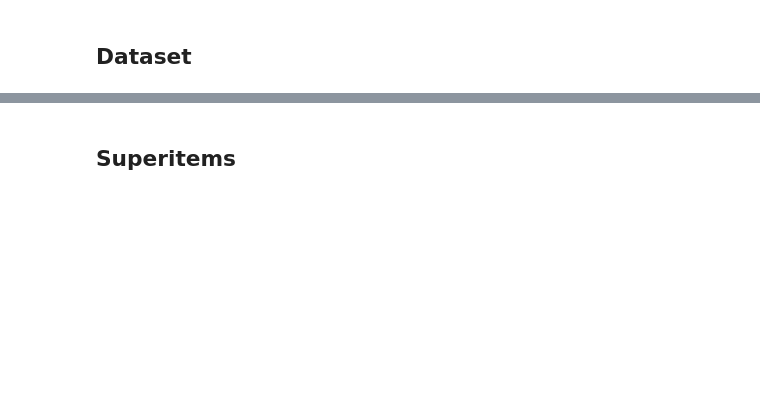
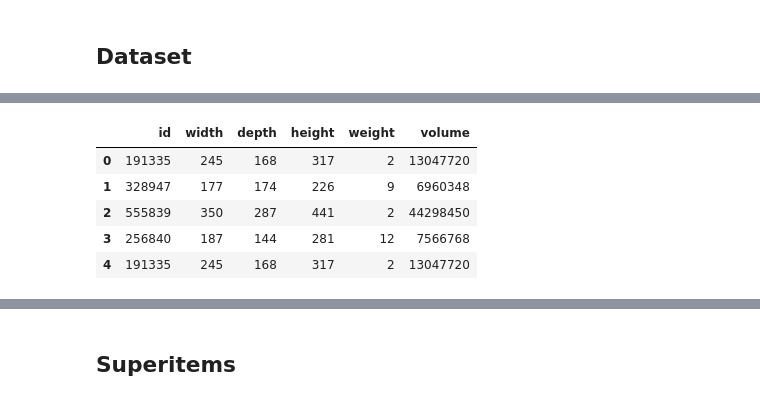
Before and after one commit to Wadaboa/3d-bpp, a Jupyter notebook: cg.ipynb, the cells around one changed output, grey strips where cells are left out. Cells and saved outputs as stored; diff of their text form; code cells hidden in the pictures; blank space fills up the shorter version.

```diff
--- a/cg.ipynb
+++ b/cg.ipynb
@@ -69,3 +63,13 @@ order.head()
 | 3 | 365838 | 267 | 131 | 322 | 11 | 11262594 |
 | 4 | 259178 | 253 | 191 | 580 | 68 | 28027340 |
 [interactive output not drawn]
+# %%
+order = pd.concat([order.sample(4)] * 5).reset_index(drop=True)
+order.head()
+# %% [output]
+|  | id | width | depth | height | weight | volume |
+| 0 | 191335 | 245 | 168 | 317 | 2 | 13047720 |
+| 1 | 328947 | 177 | 174 | 226 | 9 | 6960348 |
+| 2 | 555839 | 350 | 287 | 441 | 2 | 44298450 |
+| 3 | 256840 | 187 | 144 | 281 | 12 | 7566768 |
+| 4 | 191335 | 245 | 168 | 317 | 2 | 13047720 |
```
Also changed, not shown: parts of 24 cells of this notebook, 3 other files.
